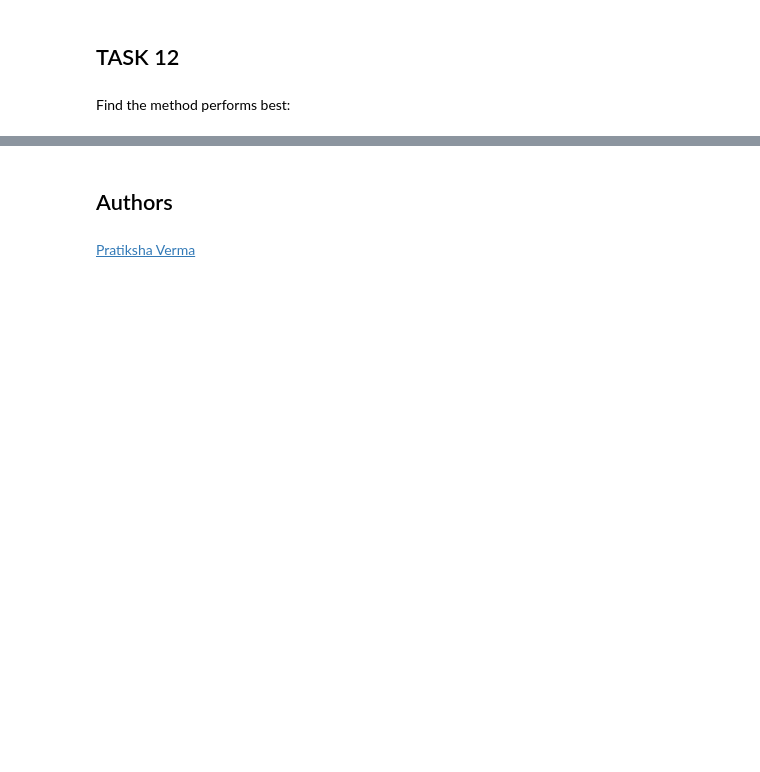
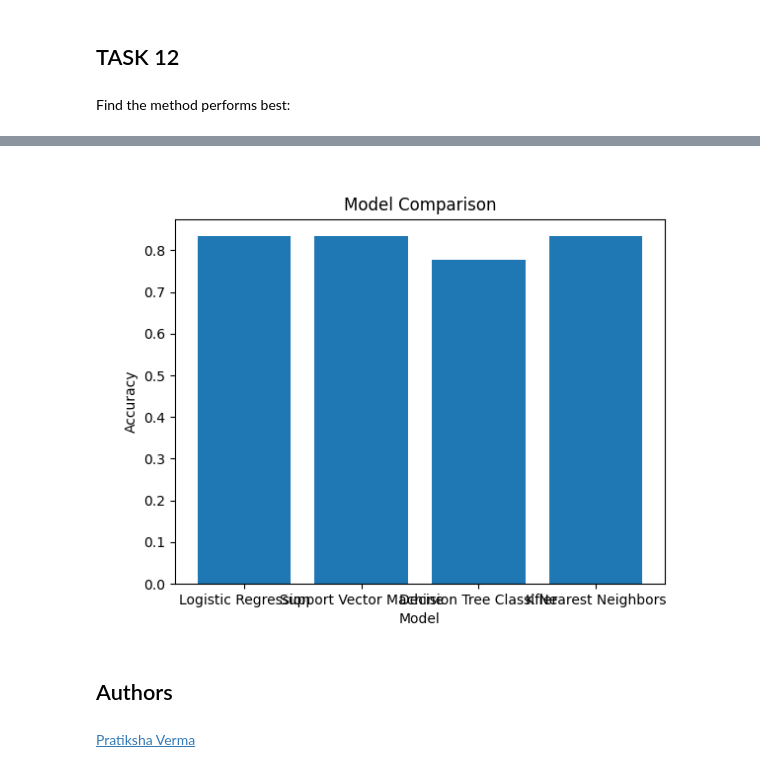
Before and after one commit to 00G4briel00/Applied_Data_Science_Capstone, a Jupyter notebook: IBM-DS0321EN-SkillsNetwork_labs_module_4_SpaceX_Machine_Learning_Prediction_Part_5.jupyterlite.ipynb, the cells around one changed output, grey strips where cells are left out. Drawn from its saved outputs; the diff is of its cells as text; code cells hidden in the pictures; blank space fills up the shorter version.

```diff
--- a/IBM-DS0321EN-SkillsNetwork_labs_module_4_SpaceX_Machine_Learning_Prediction_Part_5.jupyterlite.ipynb
+++ b/IBM-DS0321EN-SkillsNetwork_labs_module_4_SpaceX_Machine_Learning_Prediction_Part_5.jupyterlite.ipynb
@@ -392,4 +399,21 @@ decision_tree_classifier_score 0.8333333333333334
 k_nearest_neighbors_score 0.8333333333333334
+# %%
+# Define the model names and scores
+model_names = ['Logistic Regression', 'Support Vector Machine', 'Decision Tree Classifier', 'K Nearest Neighbors']
+scores = [logistic_regression_score, support_vector_machine_score, decision_tree_classifier_score, k_nearest_neighbors_score]
+
+# Create a bar chart
+plt.bar(model_names, scores)
+
+# Add labels and title
+plt.xlabel('Model')
+plt.ylabel('Accuracy')
+plt.title('Model Comparison')
+
+# Show the plot
+plt.show()
+# %% [output]
+[figure, added]
 # %% [markdown]
 ## Authors
 # %% [markdown]
```
Also changed, not shown: parts of 6 cells of this notebook.
